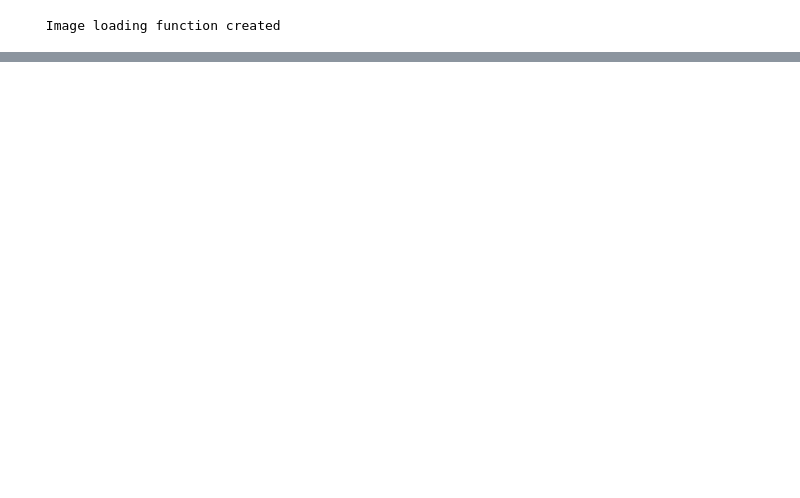
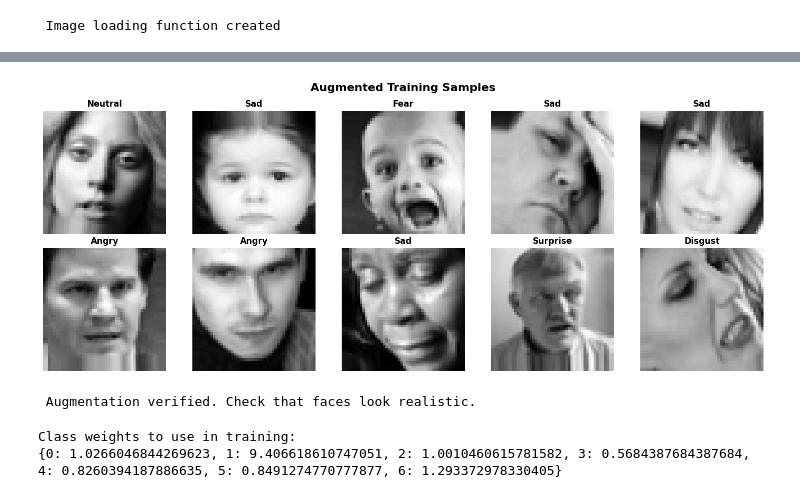
Before and after one commit to noelle-mburu/facial-emotion-recognition, a Jupyter notebook: facial_emotion_recognition.ipynb, the cells around one changed output, grey strips where cells are left out. Cells and saved outputs as stored; diff of their text form; code cells hidden in the pictures; blank space fills up the shorter version.

```diff
--- a/facial_emotion_recognition.ipynb
+++ b/facial_emotion_recognition.ipynb
@@ -228,0 +494,44 @@ gfesfefghhgfrgedgedgegghhhhhhhhhhhhhhhhhhhh
+# %%
+# Visualize the augmentation
+import matplotlib.pyplot as plt
+
+# Get a batch of augmented training images
+images_batch, labels_batch = next(train_generator)
+
+# Convert one-hot labels back to emotion names
+emotion_names = list(train_generator.class_indices.keys())
+
+# Plot 10 examples
+fig, axes = plt.subplots(2, 5, figsize=(15, 6))
+fig.suptitle('Augmented Training Samples', fontsize=16, fontweight='bold')
+
+for i in range(10):
+    row = i // 5
+    col = i % 5
+
+    # Get emotion label
+    label_idx = np.argmax(labels_batch[i])
+    emotion = emotion_names[label_idx]
+
+    # Display image
+    axes[row, col].imshow(images_batch[i].squeeze(), cmap='gray')
+    axes[row, col].set_title(f"{emotion.capitalize()}", fontweight='bold')
+    axes[row, col].axis('off')
+
+plt.tight_layout()
+plt.show()
+
+print(" Augmentation verified. Check that faces look realistic.")
+# %% [output]
+[figure, added]
+ Augmentation verified. Check that faces look realistic.
+# %%
+# save class weights for training
+# These will be used during model.fit()
+class_weights_dict = class_weights  # The dictionary we calculated earlier
+
+print("Class weights to use in training:")
+print(class_weights_dict)
+# %% [output]
+Class weights to use in training:
+{0: 1.0266046844269623, 1: 9.406618610747051, 2: 1.0010460615781582, 3: 0.5684387684387684, 4: 0.8260394187886635, 5: 0.8491274770777877, 6: 1.293372978330405}
```
Also changed, not shown: parts of 16 cells of this notebook, 5 other files.
